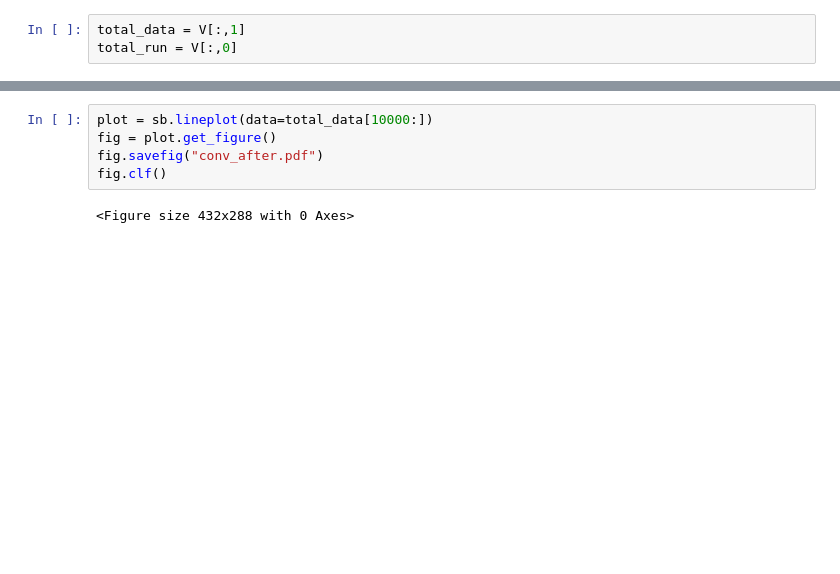
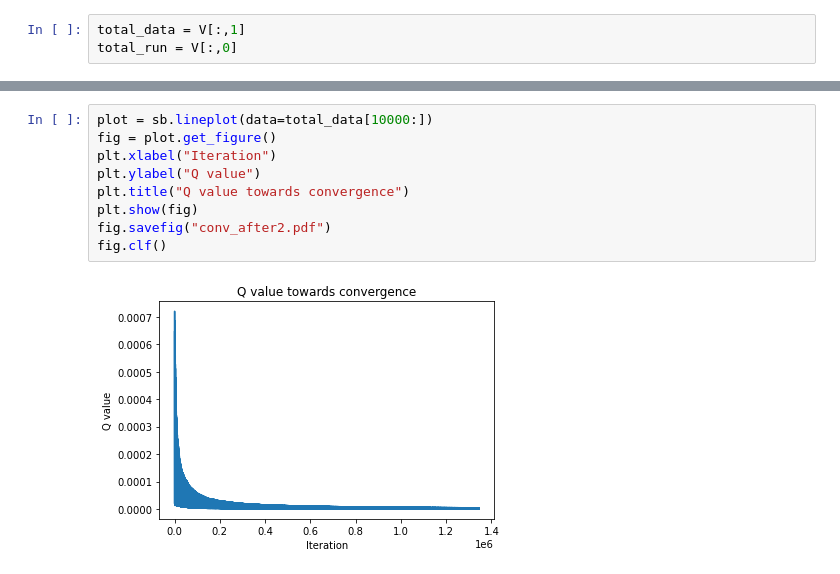
Before and after one commit to Hug0Z/dprl-assignment3, a Jupyter notebook: viz.ipynb, the cells around one changed output, grey strips where cells are left out. Saved outputs shown, nothing was run; the diff lists cells and outputs as text; blank space fills up the shorter version.

```diff
--- a/viz.ipynb
+++ b/viz.ipynb
@@ -19,7 +24,11 @@ fig.clf()
 # %%
 plot = sb.lineplot(data=total_data[10000:])
 fig = plot.get_figure()
-fig.savefig("conv_after.pdf")
+plt.xlabel("Iteration")
+plt.ylabel("Q value")
+plt.title("Q value towards convergence")
+plt.show(fig)
+fig.savefig("conv_after2.pdf")
 fig.clf()
 # %% [output]
-<Figure size 432x288 with 0 Axes>
+[figure, added]
```
Also changed, not shown: parts of 3 cells of this notebook, 5 other files.
